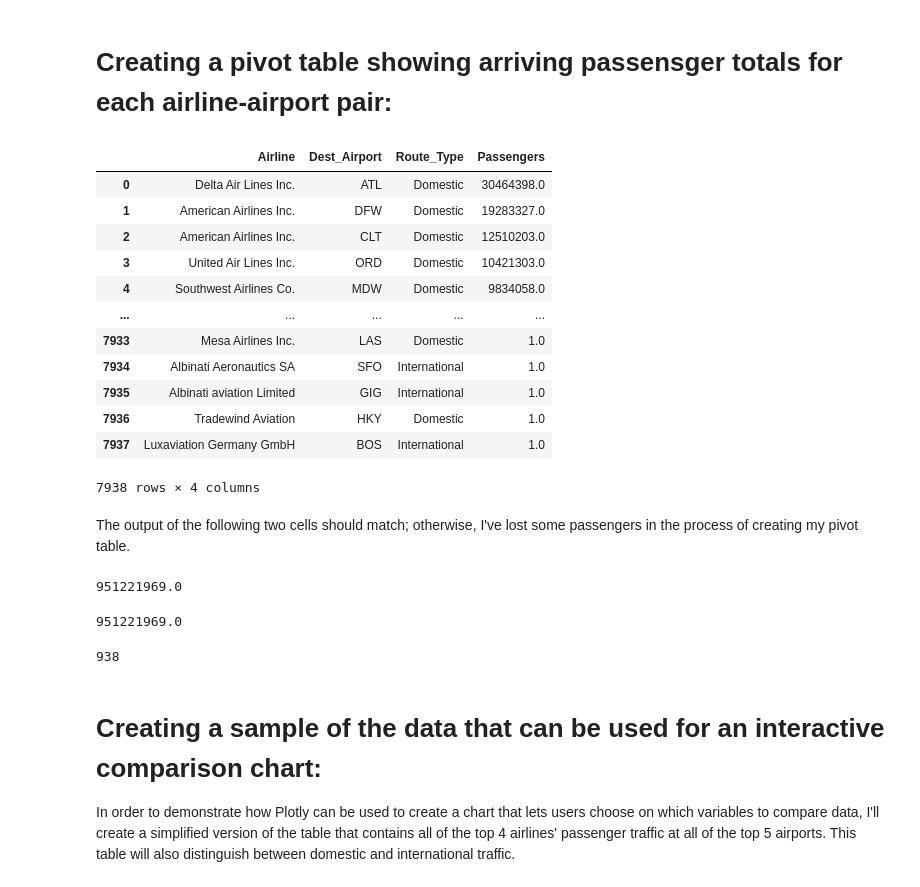
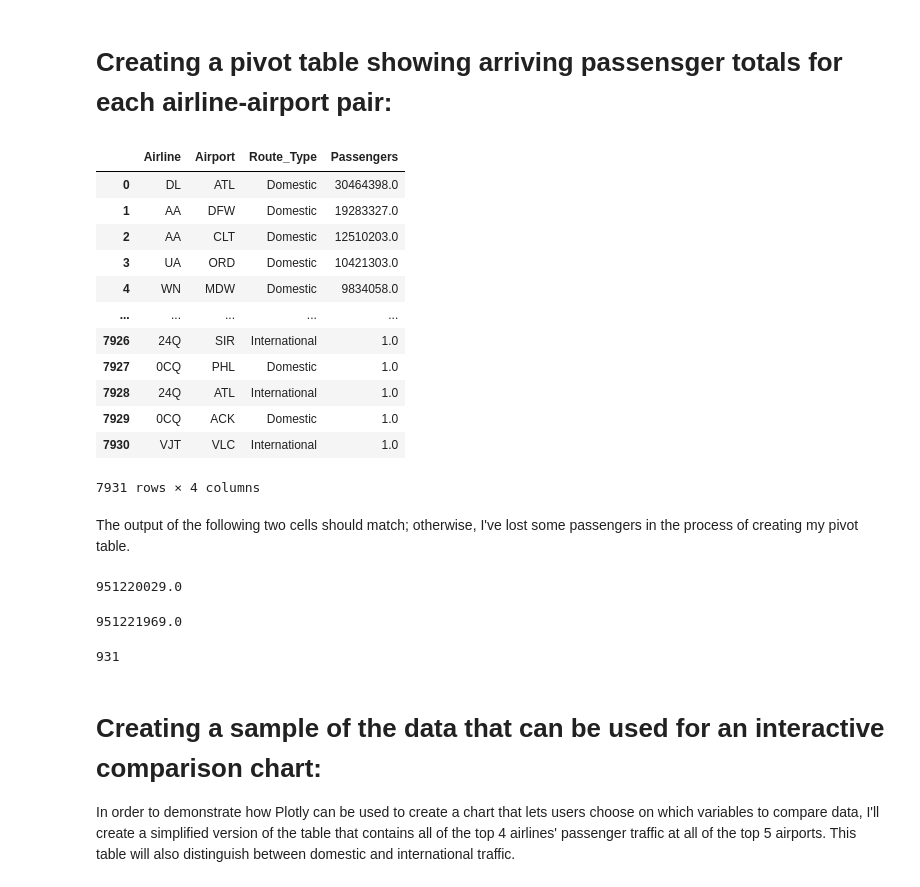
Before and after one commit to kburchfiel/kburchfiel-dash-plotly-demo, a Jupyter notebook: elephantsql_database_builder.ipynb, the cells around one changed output. Saved outputs shown, nothing was run; the diff lists cells and outputs as text; code cells hidden in the pictures.

Commit message:
Updated column names

```diff
--- a/elephantsql_database_builder.ipynb
+++ b/elephantsql_database_builder.ipynb
@@ -390,29 +393,29 @@ df_top_20_airlines_pivot.to_sql("top_20_airlines_by_passengers_2018",if_exists =
 # %% [markdown]
 # Creating a pivot table showing arriving passensger totals for each airline-airport pair:
 # %%
-df_airport_airline_pivot = df_flights.pivot_table(index = ['UNIQUE_CARRIER_NAME', 'destination_iata_code', "Route_Type"], values = 'PASSENGERS', aggfunc = 'sum').sort_values('PASSENGERS', ascending = False).query("PASSENGERS > 0").reset_index()
-df_airport_airline_pivot.rename(columns={"UNIQUE_CARRIER_NAME":"Airline","destination_iata_code":"Dest_Airport","PASSENGERS":"Passengers"},inplace=True)
+df_airport_airline_pivot = df_flights.pivot_table(index = ['UNIQUE_CARRIER', 'DEST', "Route_Type"], values = 'PASSENGERS', aggfunc = 'sum').sort_values('PASSENGERS', ascending = False).query("PASSENGERS > 0").reset_index()
+df_airport_airline_pivot.rename(columns={"UNIQUE_CARRIER":"Airline","DEST":"Airport","PASSENGERS":"Passengers"},inplace=True)
 df_airport_airline_pivot
 # %% [output]
-|  | Airline | Dest_Airport | Route_Type | Passengers |
-| 0 | Delta Air Lines Inc. | ATL | Domestic | 30464398.0 |
-| 1 | American Airlines Inc. | DFW | Domestic | 19283327.0 |
-| 2 | American Airlines Inc. | CLT | Domestic | 12510203.0 |
-| 3 | United Air Lines Inc. | ORD | Domestic | 10421303.0 |
-| 4 | Southwest Airlines Co. | MDW | Domestic | 9834058.0 |
+|  | Airline | Airport | Route_Type | Passengers |
+| 0 | DL | ATL | Domestic | 30464398.0 |
+| 1 | AA | DFW | Domestic | 19283327.0 |
+| 2 | AA | CLT | Domestic | 12510203.0 |
+| 3 | UA | ORD | Domestic | 10421303.0 |
+| 4 | WN | MDW | Domestic | 9834058.0 |
 | ... | ... | ... | ... | ... |
-| 7933 | Mesa Airlines Inc. | LAS | Domestic | 1.0 |
-| 7934 | Albinati Aeronautics SA | SFO | International | 1.0 |
-| 7935 | Albinati aviation Limited | GIG | International | 1.0 |
-| 7936 | Tradewind Aviation | HKY | Domestic | 1.0 |
-| 7937 | Luxaviation Germany GmbH | BOS | International | 1.0 |
+| 7926 | 24Q | SIR | International | 1.0 |
+| 7927 | 0CQ | PHL | Domestic | 1.0 |
+| 7928 | 24Q | ATL | International | 1.0 |
+| 7929 | 0CQ | ACK | Domestic | 1.0 |
+| 7930 | VJT | VLC | International | 1.0 |
-7938 rows × 4 columns
+7931 rows × 4 columns
 # %% [markdown]
 The output of the following two cells should match; otherwise, I've lost some passengers in the process of creating my pivot table.
 # %%
 df_airport_airline_pivot['Passengers'].sum()
 # %% [output]
-951221969.0
+951220029.0
 # %%
 df_flights['PASSENGERS'].sum()
 # %% [output]
@@ -421,7 +424,7 @@ df_flights['PASSENGERS'].sum()
 df_airport_airline_pivot.to_csv('airport_airline_pairs_2018.csv', index = False)
 df_airport_airline_pivot.to_sql('airline_airport_pairs_2018', if_exists = 'replace', con = elephantsql_engine, index = False)
 # %% [output]
-938
+931
 # %% [markdown]
 # Creating a sample of the data that can be used for an interactive comparison chart:
 
```
Also changed, not shown: parts of 6 cells of this notebook, 7 other files.
